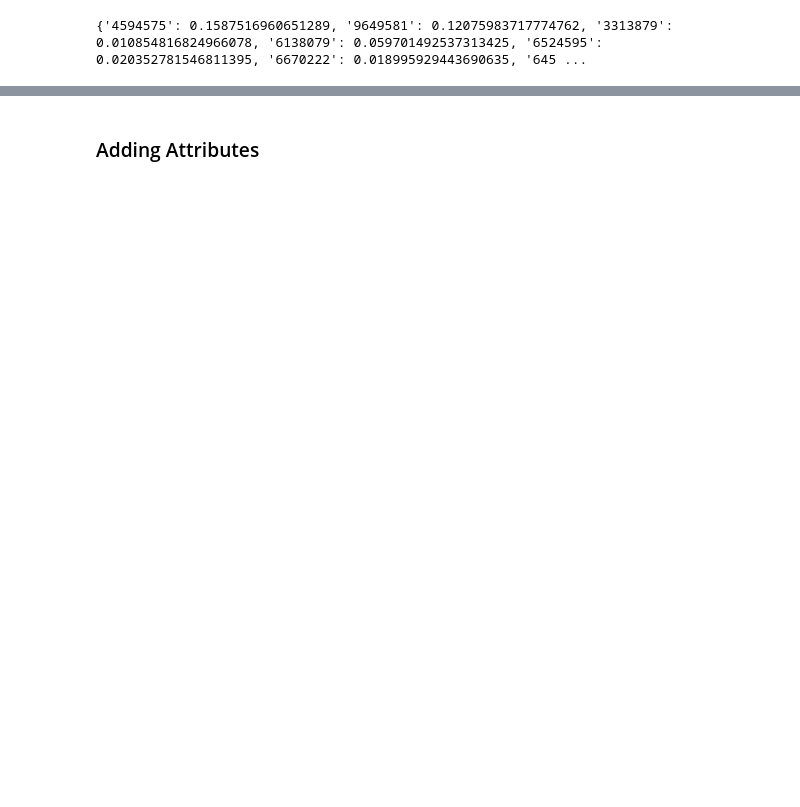
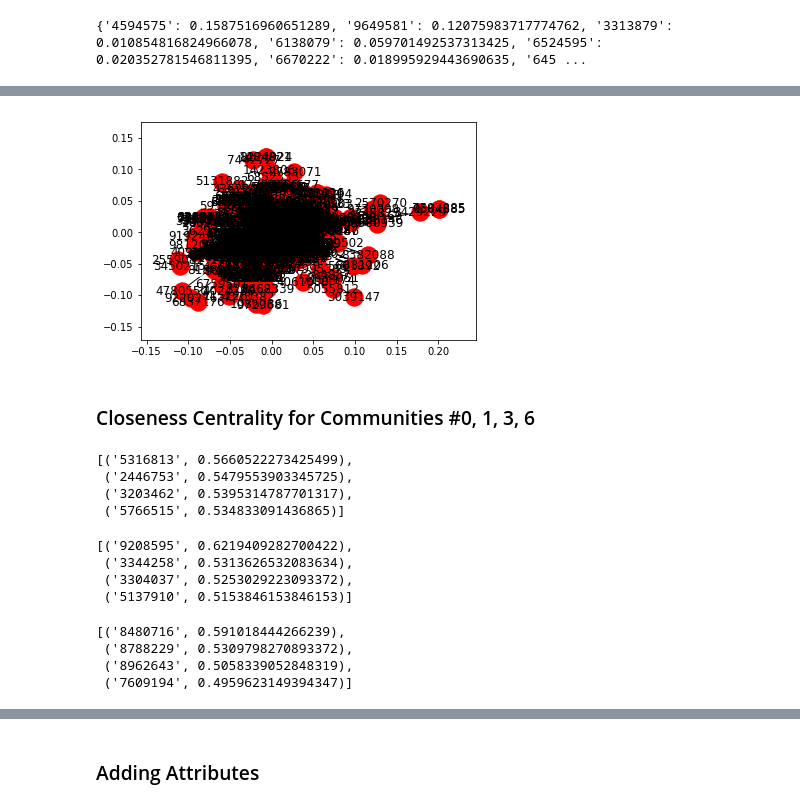
Before and after one commit to Nadinma/graph_project, a Jupyter notebook: graph_serach_project.ipynb, the cells around one changed output, grey strips where cells are left out. Cells and saved outputs as stored; diff of their text form; code cells hidden in the pictures; blank space fills up the shorter version.

```diff
--- a/graph_serach_project.ipynb
+++ b/graph_serach_project.ipynb
@@ -370,0 +723,6 @@ deg_centrality_sort[:10]
+# %%
+G_sub_removed = G_sub
+G_sub_removed.remove_node('1442662')
+G_sub_removed.remove_node('9208595')
+G_sub_removed.remove_node('9909304')
+G_sub_removed.remove_node('1682770')
@@ -370,0 +731,6 @@ deg_centrality_sort[:10]
+# %%
+G_sub_removed_3 = G_sub_removed
+#G_sub_removed_3.remove_node('8480716')
+G_sub_removed_3.remove_node('1165624')
+G_sub_removed_3.remove_node('6355372')
+G_sub_removed_3.remove_node('5316813')
@@ -370,0 +742,10 @@ deg_centrality_sort[:10]
+# %%
+#G = nx.DiGraph(adjacency_matrix)
+#start_pos = nx.spring_layout(G_mat, seed = 100)
+labels = nx.get_edge_attributes(G_sub_removed_3,'weight')
+nx.draw_networkx_edge_labels(G_sub_removed_3,pos=start_pos,edge_labels=labels)
+nx.draw_networkx(G_sub_removed_3, pos=start_pos)
+# %% [output]
+[figure, added]
+# %% [markdown]
+### Closeness Centrality for Communities #0, 1, 3, 6
@@ -370,0 +758,31 @@ deg_centrality_sort[:10]
+# %%
+sorted(sort_communities_0.items(), key=lambda x:x[1], reverse=True)[:4]
+# %% [output]
+[('5316813', 0.5660522273425499),
+ ('2446753', 0.5479553903345725),
+ ('3203462', 0.5395314787701317),
+ ('5766515', 0.534833091436865)]
+# %%
+#Closeness Centrality for community #1 (116)
+sort_communities_1 = {}
+for i in sort_communities[1]:
+    if i in close_centrality.keys():
+        sort_communities_1[i] = close_centrality[i]
+sorted(sort_communities_1.items(), key=lambda x:x[1], reverse=True)[:4]
+# %% [output]
+[('9208595', 0.6219409282700422),
+ ('3344258', 0.5313626532083634),
+ ('3304037', 0.5253029223093372),
+ ('5137910', 0.5153846153846153)]
+# %%
+#Closeness Centrality for community #3 (143)
+sort_communities_3 = {}
+for i in sort_communities[3]:
+    if i in close_centrality.keys():
+        sort_communities_3[i] = close_centrality[i]
+sorted(sort_communities_3.items(), key=lambda x:x[1], reverse=True)[:4]
+# %% [output]
+[('8480716', 0.591018444266239),
+ ('8788229', 0.5309798270893372),
+ ('8962643', 0.5058339052848319),
+ ('7609194', 0.4959623149394347)]
```
Also changed, not shown: parts of 141 cells of this notebook, 5 other files.
